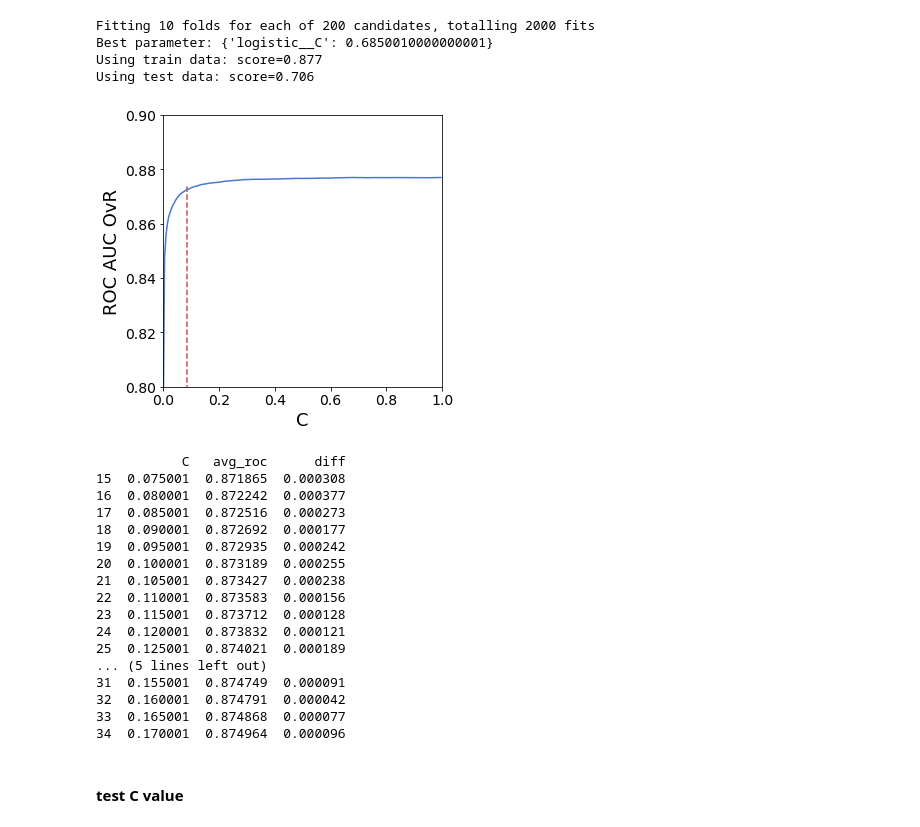
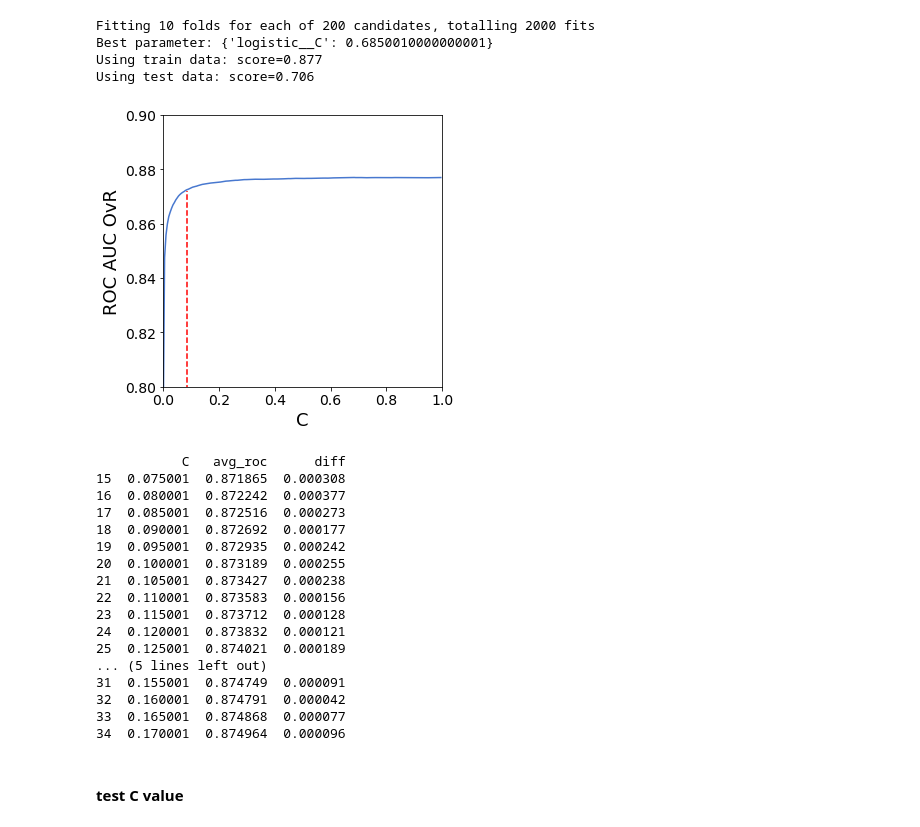
Before and after one commit to rchadwickholmes/geothermal_ml_pfa, a Jupyter notebook: modeling/MachineLearning_01_LR_Colab_WDS4.ipynb, the cells around one changed output. Drawn from its saved outputs; the diff is of its cells as text; code cells hidden in the pictures.

```diff
--- a/modeling/MachineLearning_01_LR_Colab.ipynb
+++ b/modeling/MachineLearning_01_LR_Colab_WDS4.ipynb
@@ -367,27 +351,27 @@ Using test data: score=0.706
 # %%
 scores = [x for x in search.cv_results_['mean_test_score']]
 
 # choose a best C
 bestC = search.best_params_['logistic__C']
 bestC = 0.085
 
 with mpl.style.context('seaborn-muted'):
   plt.figure(figsize=(5,5))
   plt.plot(C_vals, scores)
   plt.xlabel('C')
   plt.ylabel('ROC AUC OvR')
   plt.xlim([0, 1])
   ymin = 0.80
-  ymax = 0.874 #.877 #search.best_score_ #0
+  ymax = 0.872
   plt.ylim([ymin,0.9])
   plt.vlines(x=bestC,ymin=0,ymax=ymax,linestyles='dashed',colors='r')
   plt.show()
 
 scoredf = pd.DataFrame({'C':C_vals,'avg_roc':scores})
 scoredf['diff'] = scoredf.avg_roc.diff()
 print(scoredf.iloc[15:35,:])
 # %% [output]
-[figure, old version]
+[figure, new version]
            C   avg_roc      diff
 15  0.075001  0.871865  0.000308
 16  0.080001  0.872242  0.000377
```
Also changed, not shown: parts of 7 cells of this notebook, 2 other files.
